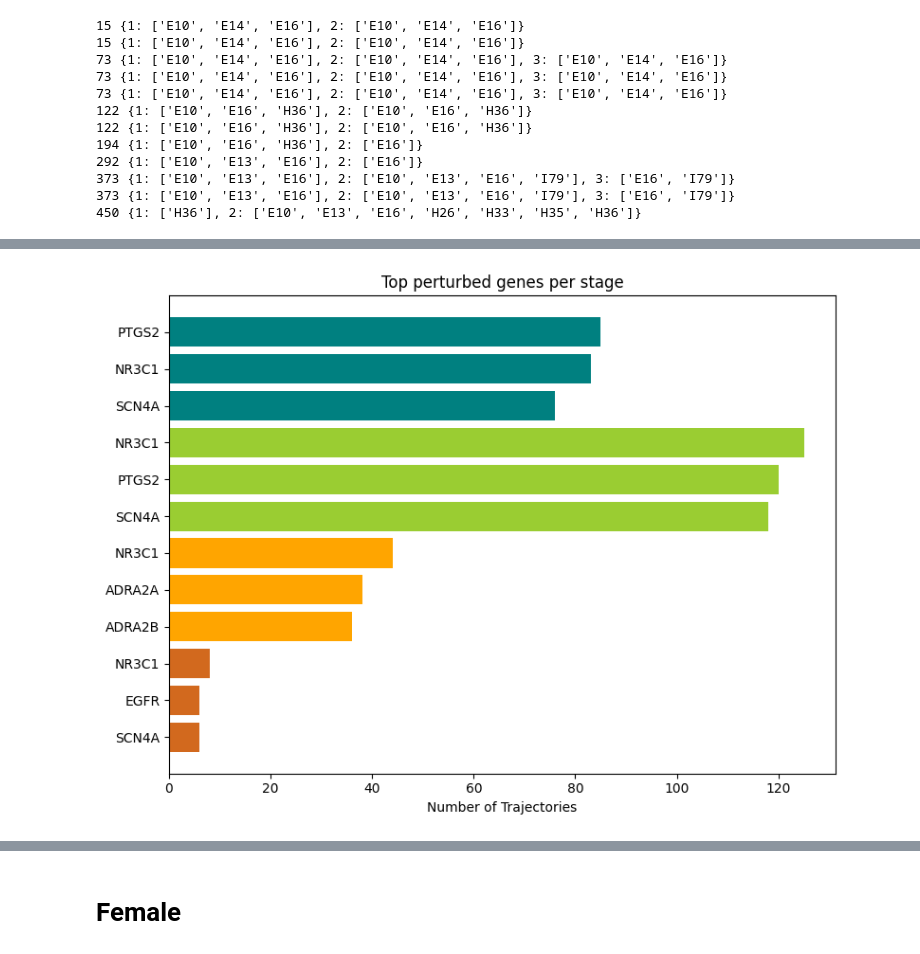
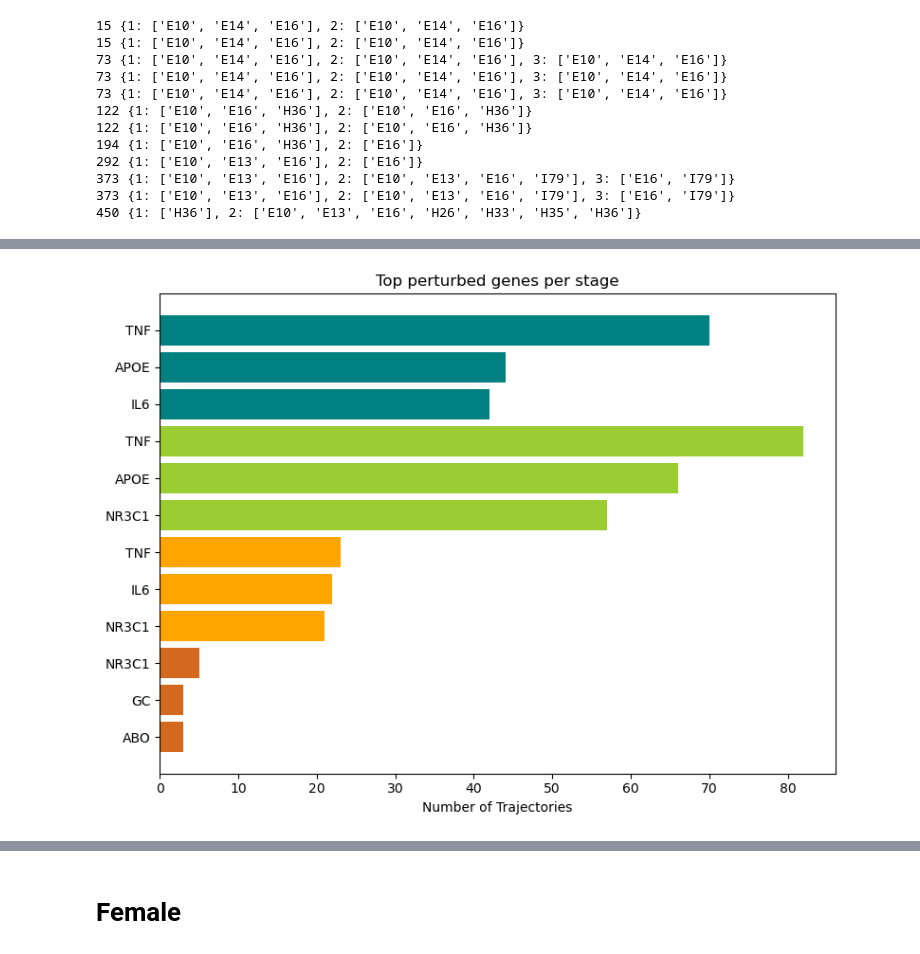
Before and after one commit to superlsd/GenEpi, a Jupyter notebook: Genepi_07_TemporalEvolution.ipynb, the cells around one changed output, grey strips where cells are left out. Drawn from its saved outputs; the diff is of its cells as text; code cells hidden in the pictures.

```diff
--- a/Genepi_07_TemporalEvolution.ipynb
+++ b/Genepi_07_TemporalEvolution.ipynb
@@ -479,6 +594,6 @@ for trj, dislist in male_trajectories_dis_sort_bytime_grouped_add_dict.items():
 print(len(male_trajectories_dis_sort_bytime_grouped_all_add_dict))
 
 
-with open('output/male_trajectories_dis_sort_bytime_grouped_all_add_dict.pickle', 'wb') as handle:
-    pk.dump(male_trajectories_dis_sort_bytime_grouped_all_add_dict, handle, protocol=pk.HIGHEST_PROTOCOL)
+#with open('output/male_trajectories_dis_sort_bytime_grouped_all_add_dict_v2026_official.pickle', 'wb') as handle:
+#    pk.dump(male_trajectories_dis_sort_bytime_grouped_all_add_dict, handle, protocol=pk.HIGHEST_PROTOCOL)
 # %% [output]
@@ -503,10 +617,0 @@ print(len(male_trajectories_dis_sort_bytime_grouped_add_dict))
-# %%
-for trj,dislist in male_trajectories_dis_sort_bytime_grouped_add_dict.items():
-    seen_diseases = []
-    for i in range(len(dislist)):
-        if i==0:
-            seen_diseases.extend(dislist[i])
-        else:
-            for ds in set(dislist[i]):
-                if ds not in seen_diseases:
-                    print(trj,ds)
@@ -621,5 +692,5 @@ male_trajectories_dis_sort_bytime_grouped_all_add_evolving_dict_df.to_csv("outpu
 # %%
 
 
-with open('output/male_trajectories_dis_sort_bytime_grouped_all_add_evolving_dict.pickle', 'wb') as handle:
+with open('output/male_trajectories_dis_sort_bytime_grouped_all_add_evolving_dict_v2026_official.pickle', 'wb') as handle:
     pk.dump(male_trajectories_dis_sort_bytime_grouped_all_add_evolving_dict, handle, protocol=pk.HIGHEST_PROTOCOL)
@@ -630,3 +697,6 @@ len(male_trajectories_dis_sort_bytime_grouped_all_add_evolving_dict)
+# %%
+with open('output/male_trajectories_dis_sort_bytime_grouped_all_add_evolving_dict_v2026_official.pickle', 'rb') as handle:
+    male_trajectories_dis_sort_bytime_grouped_all_add_evolving_dict = pk.load(handle)
 # %%
 #Let's see how many diseases are present at each stage for any trajectory:
 
@@ -1151,27 +1657,27 @@ for gen,genelist in tot_gen_gene_dict.items():
 # %%
 #Let's make it as a barplot
-dis_list = ['PTGS2','NR3C1','SCN4A','NR3C1','PTGS2','SCN4A','NR3C1','ADRA2A','ADRA2B','NR3C1','EGFR','SCN4A']
-frequency_list = [85,83,76,125,120,118,44,38,36,8,6,6]
+dis_list = ['TNF','APOE','IL6','TNF','APOE','NR3C1','TNF','IL6','NR3C1','NR3C1','GC','ABO']
+frequency_list = [70,44,42,82,66,57,23,22,21,5,3,3]
 color_list = ['teal', 'yellowgreen','orange','chocolate']
 # Assign colors cycling every three bars
 bar_colors = [color_list[(i // 3) % len(color_list)] for i in range(len(dis_list))]
 
 # Create the plot
 fig, ax = plt.subplots(figsize=(8, 6))
 y_pos = np.arange(len(dis_list))
 
 ax.barh(y_pos, frequency_list, color=bar_colors, align='center')
 ax.set_yticks(y_pos)
 ax.set_yticklabels(dis_list)
 ax.invert_yaxis()  # Labels read top-to-bottom
 ax.set_xlabel('Number of Trajectories')
 ax.set_title('Top perturbed genes per stage')
 
 plt.tight_layout()
-plt.savefig('Figures/MaleGeneFrequencyBarplot.pdf',format='pdf',dpi=300, bbox_inches = "tight")
+plt.savefig('Figures/MaleGeneFrequencyBarplot_v2026_official.pdf',format='pdf',dpi=300, bbox_inches = "tight")
 plt.show()
 # %% [output]
-[figure, old version]
+[figure, new version]
 # %%
 #ENRICH
 # %%
```
Also changed, not shown: parts of 153 cells of this notebook.
